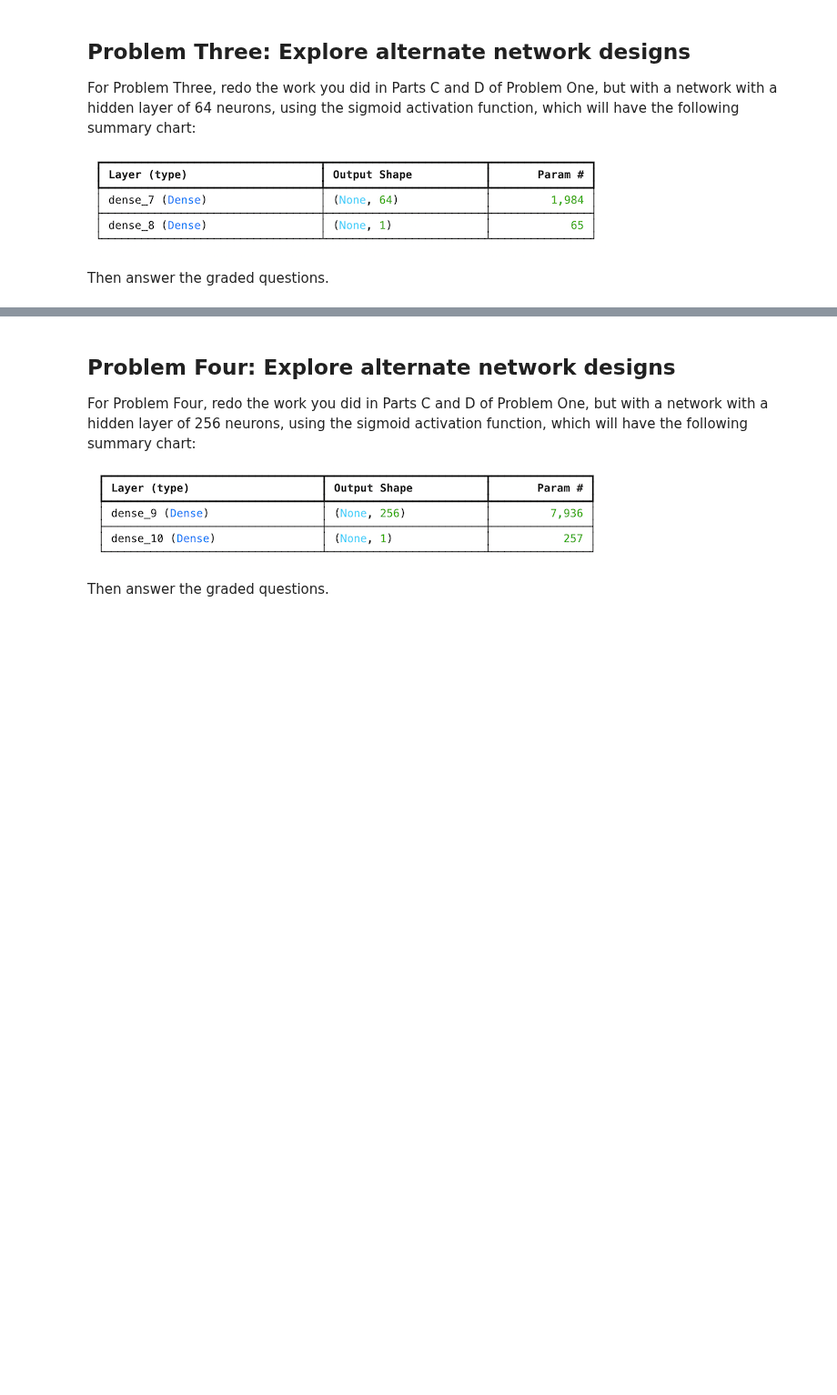
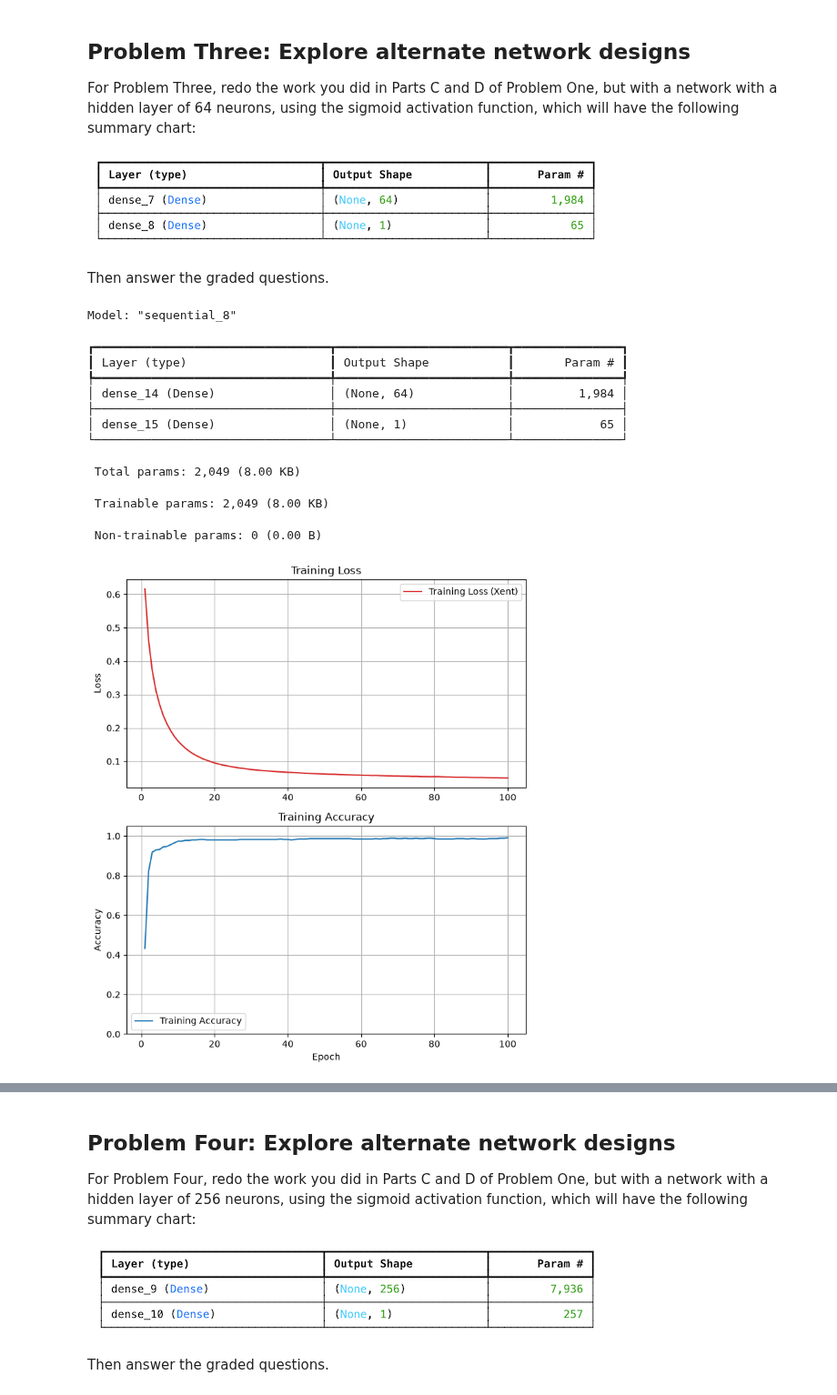
Before and after one commit to g-poklitar/DX703-HW, a Jupyter notebook: DX703 - Homework_01.ipynb, the cells around one changed output, grey strips where cells are left out. Shown at 91% size. Saved outputs shown, nothing was run; the diff lists cells and outputs as text; code cells hidden in the pictures; blank space fills up the shorter version.

```diff
--- a/DX703 - Homework_01.ipynb
+++ b/DX703 - Homework_01.ipynb
@@ -322,3 +463,18 @@ will have the following summary chart:
 Then answer the graded questions.
 # %%
 # Your code here, add additional cells if you wish
+
+model_3, history_3, test_loss_3, test_acc_3 = build_and_run([64])
+# %% [output]
+Model: "sequential_8"
+┏━━━━━━━━━━━━━━━━━━━━━━━━━━━━━━━━━┳━━━━━━━━━━━━━━━━━━━━━━━━┳━━━━━━━━━━━━━━━┓
+┃ Layer (type)                    ┃ Output Shape           ┃       Param # ┃
+┡━━━━━━━━━━━━━━━━━━━━━━━━━━━━━━━━━╇━━━━━━━━━━━━━━━━━━━━━━━━╇━━━━━━━━━━━━━━━┩
+│ dense_14 (Dense)                │ (None, 64)             │         1,984 │
+├─────────────────────────────────┼────────────────────────┼───────────────┤
+│ dense_15 (Dense)                │ (None, 1)              │            65 │
+└─────────────────────────────────┴────────────────────────┴───────────────┘
+ Total params: 2,049 (8.00 KB)
+ Trainable params: 2,049 (8.00 KB)
+ Non-trainable params: 0 (0.00 B)
+[figure, added]
```
Also changed, not shown: parts of 38 cells of this notebook.
